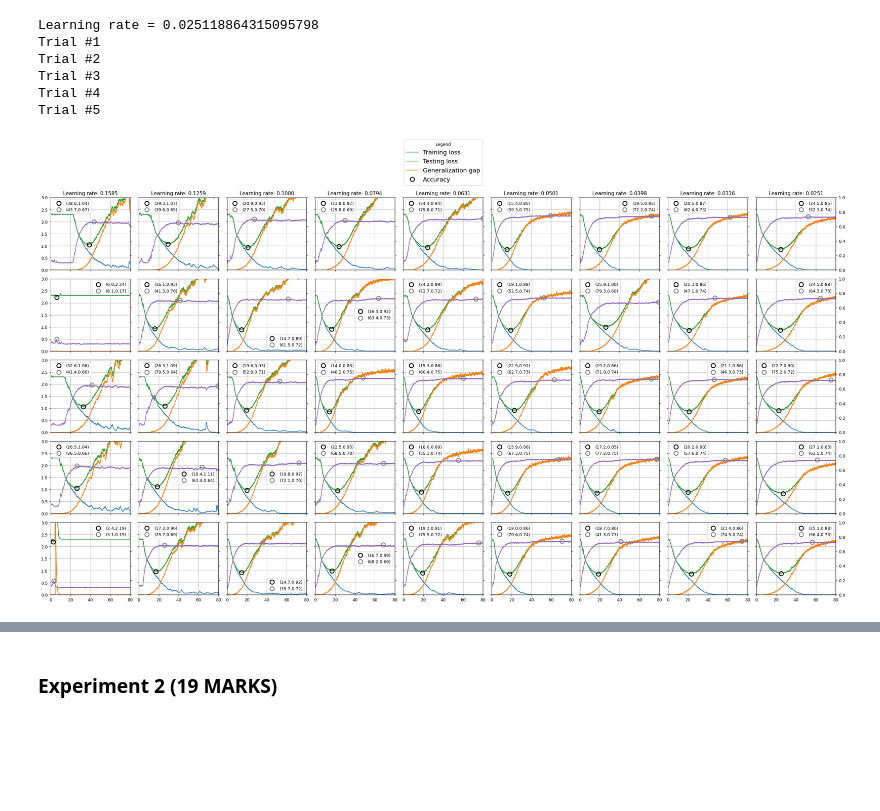
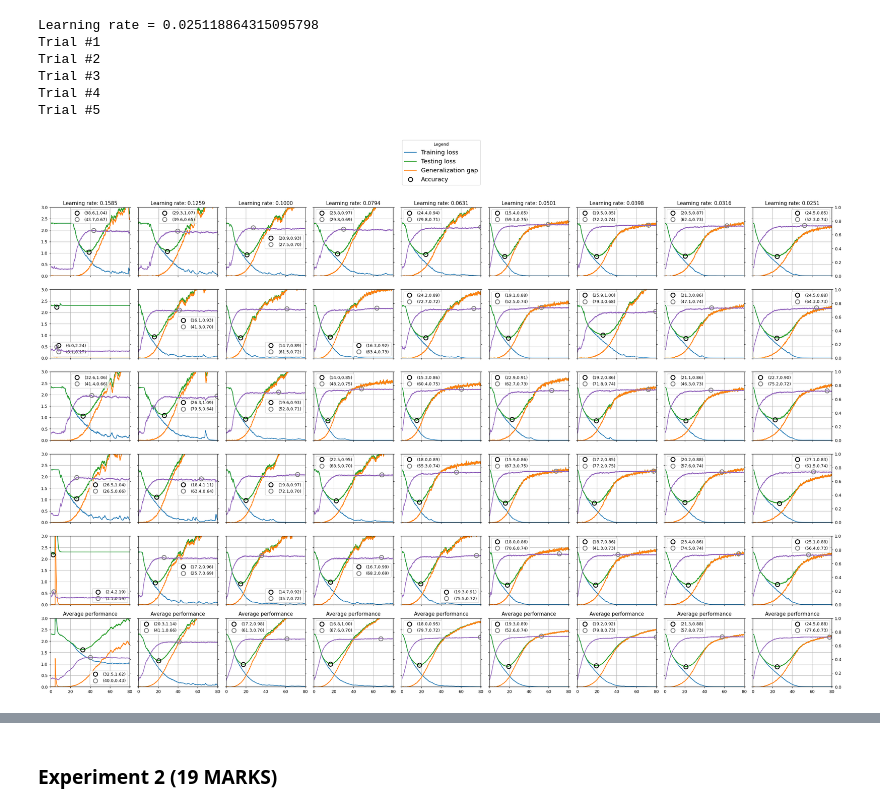
Before and after one commit to Guy29/CIFAR-10-experiments, a Jupyter notebook: 267649.ipynb, the cells around one changed output, grey strips where cells are left out. Cells and saved outputs as stored; diff of their text form; code cells hidden in the pictures; blank space fills up the shorter version.

Commit message:
Averages, learning rate scheduler for experiment 1

```diff
--- a/267649.ipynb
+++ b/267649.ipynb
@@ -266,13 +285,12 @@ plt.rcParams['figure.dpi'] = 90
 train_set = datasets.CIFAR10(root='data', train=True , download=True, transform=ToTensor())
 test_set  = datasets.CIFAR10(root='data', train=False, download=True, transform=ToTensor())
 
-model     = NeuralNetwork().to(device)
+model     = NeuralNetwork(dropout_rate=0.2).to(device)
 loss_fn   = nn.CrossEntropyLoss()
 optimizer = torch.optim.SGD(model.parameters(), lr=0.1, momentum=0.9)
+scheduler = None
 
-#metrics   = train_and_test(model, train_set, test_set, 50, loss_fn, optimizer, 1, device)
-metrics = results[0.1][0]
-print(saturation_point(metrics))
+metrics   = train_and_test(model, train_set, test_set, 50, loss_fn, optimizer, scheduler, 5, device)
 
 plot_metrics(metrics)
 # %% [output]
@@ -302,7 +319,8 @@ for learning_rate in [0.1**1.6]:
         model     = NeuralNetwork().to(device)
         loss_fn   = nn.CrossEntropyLoss()
         optimizer = torch.optim.SGD(model.parameters(), lr=learning_rate, momentum=0.9)
-        metrics   = train_and_test(model, train_set, test_set, 50, loss_fn, optimizer, 120, device)
+        scheduler = None
+        metrics   = train_and_test(model, train_set, test_set, 50, loss_fn, optimizer, scheduler, 120, device)
         results[learning_rate] = results.get(learning_rate,[]) + [metrics]
 
 with open('lr_results.pickle','wb+') as f:
@@ -316,21 +334,22 @@ Trial #4
 Trial #5
 # %%
 # Creating a 5x5 grid of subplots
-fig, axes = plt.subplots(nrows=5, ncols=9, figsize=(27,15))
+fig, axes = plt.subplots(nrows=6, ncols=9, figsize=(27,18))
 
 # Plotting data in each subplot
 for col, lr in enumerate(results):
-    for row, data in enumerate(results[lr][:5]):
-        ticks = ('bottom',)*(row==4) + ('left',)*(col==0) + ('right',)*(col==8)
+    performance_mean = rec_mean(results[lr])
+    for row, data in enumerate(results[lr][:5]+[performance_mean]):
+        ticks = ('bottom',)*(row==5) + ('left',)*(col==0) + ('right',)*(col==8)
         plot_metrics_to_axes(data, axes[row,col], ticks=ticks, annotate=True, max_epochs=80)
-        if row == 0:
-            axes[row,col].set_title(f'Learning rate: {lr:>.4f}')
+        if row == 0: axes[row,col].set_title(f'Learning rate: {lr:>.4f}')
+        if row == 5: axes[row,col].set_title('Average performance')
 
 # Creating a horizontally centered unified legend for the whole figure
 fig.legend(['Training loss', 'Testing loss', 'Generalization gap', 'Accuracy'],
            loc='upper center', title='Legend', bbox_to_anchor=(0.5, 1.04), fontsize='x-large')
 
 plt.tight_layout(rect=[0, 0, 1, 0.93])
 plt.show()
 # %% [output]
-[figure, old version]
+[figure, new version]
```
Also changed, not shown: parts of 5 cells of this notebook, 1 other file.
